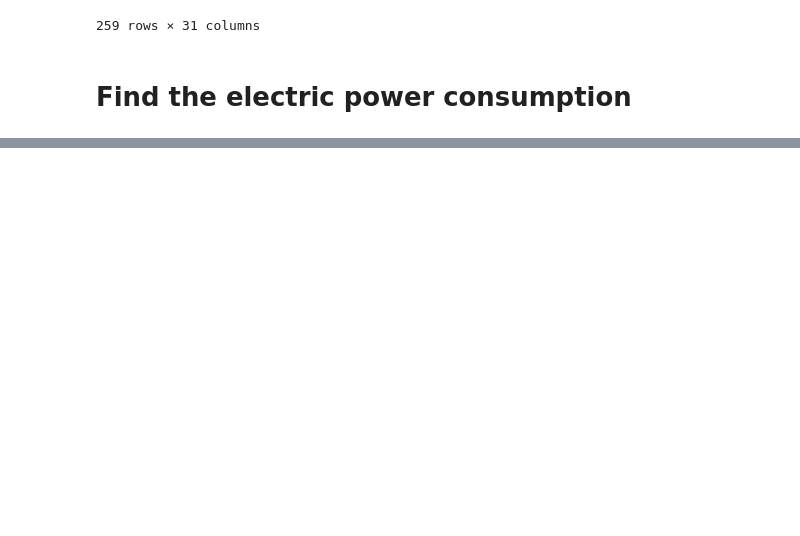
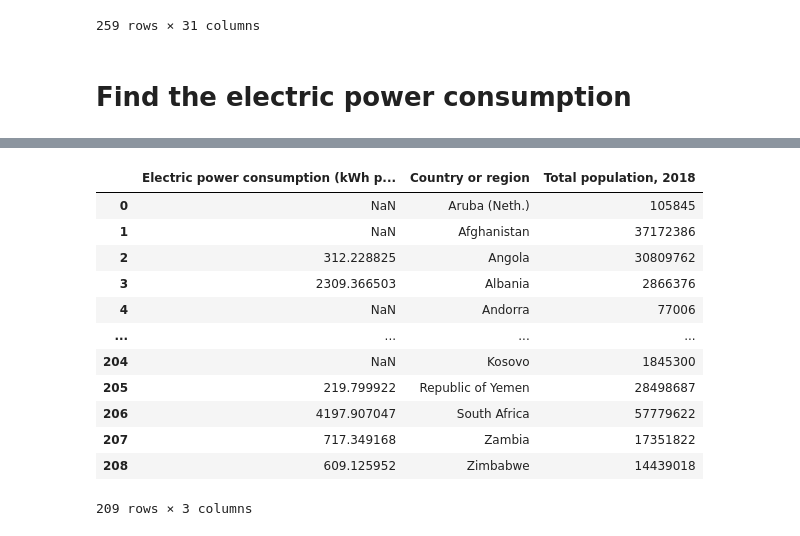
Before and after one commit to tacaelest/DA13_Energy_Capstone, a Jupyter notebook: Notebook/Energy Consumption (General).ipynb, the cells around one changed output, grey strips where cells are left out. Drawn from its saved outputs; the diff is of its cells as text; code cells hidden in the pictures; blank space fills up the shorter version.

```diff
--- a/Notebook/Energy Consumption (General).ipynb
+++ b/Notebook/Energy Consumption (General).ipynb
@@ -89,0 +100,17 @@ What to do in the situation of a sub-column name?
+# %%
+electric_consum_solarpv = solarpv_df[['Electric power consumption (kWh per capita), 2014','Country or region','Total population, 2018']]
+electric_consum_solarpv
+# %% [output]
+|  | Electric power consumption (kWh p... | Country or region | Total population, 2018 |
+| 0 | NaN | Aruba (Neth.) | 105845 |
+| 1 | NaN | Afghanistan | 37172386 |
+| 2 | 312.228825 | Angola | 30809762 |
+| 3 | 2309.366503 | Albania | 2866376 |
+| 4 | NaN | Andorra | 77006 |
+| ... | ... | ... | ... |
+| 204 | NaN | Kosovo | 1845300 |
+| 205 | 219.799922 | Republic of Yemen | 28498687 |
+| 206 | 4197.907047 | South Africa | 57779622 |
+| 207 | 717.349168 | Zambia | 17351822 |
+| 208 | 609.125952 | Zimbabwe | 14439018 |
+209 rows × 3 columns
```
Also changed, not shown: parts of 3 cells of this notebook.
